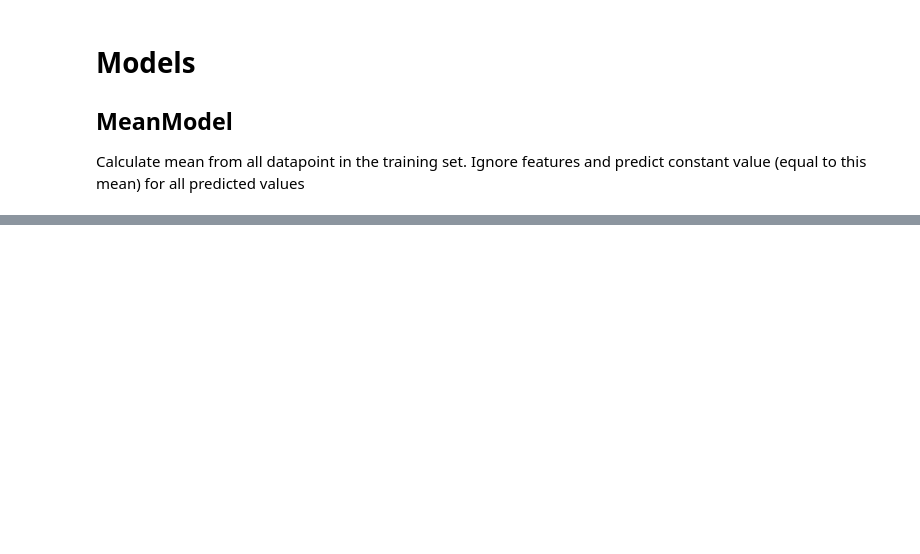
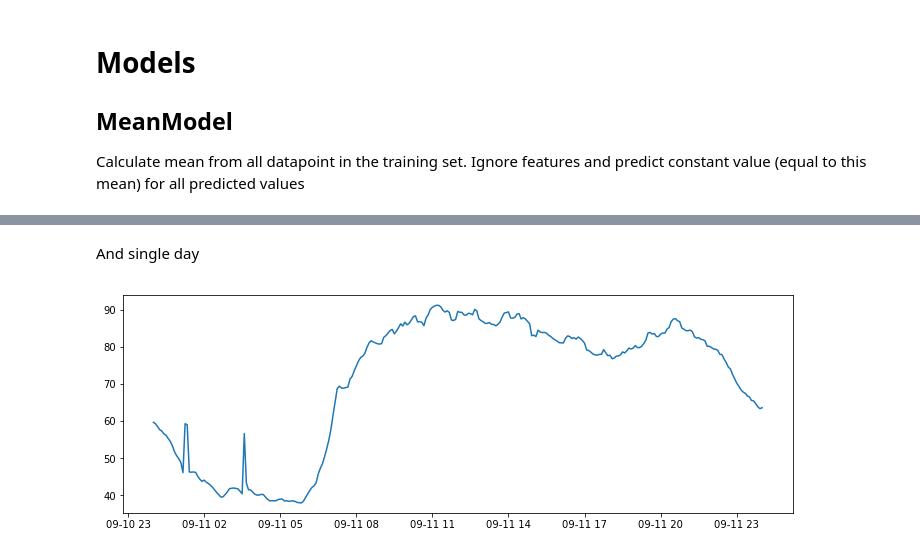
Before and after one commit to carldata/argo, a Jupyter notebook: notebooks/[prediction] project1.ipynb, the cells around one changed output, grey strips where cells are left out. Saved outputs shown, nothing was run; the diff lists cells and outputs as text; code cells hidden in the pictures; blank space fills up the shorter version.

```diff
--- a/notebooks/[prediction] project1.ipynb
+++ b/notebooks/[prediction] project1.ipynb
@@ -169,0 +220,6 @@ We will evaluate which model is better
+# %% [markdown]
+And single day
+# %%
+plot_days('2017-09-11', '2017-09-12')
+# %% [output]
+[figure, added]
```
Also changed, not shown: parts of 26 cells of this notebook.
